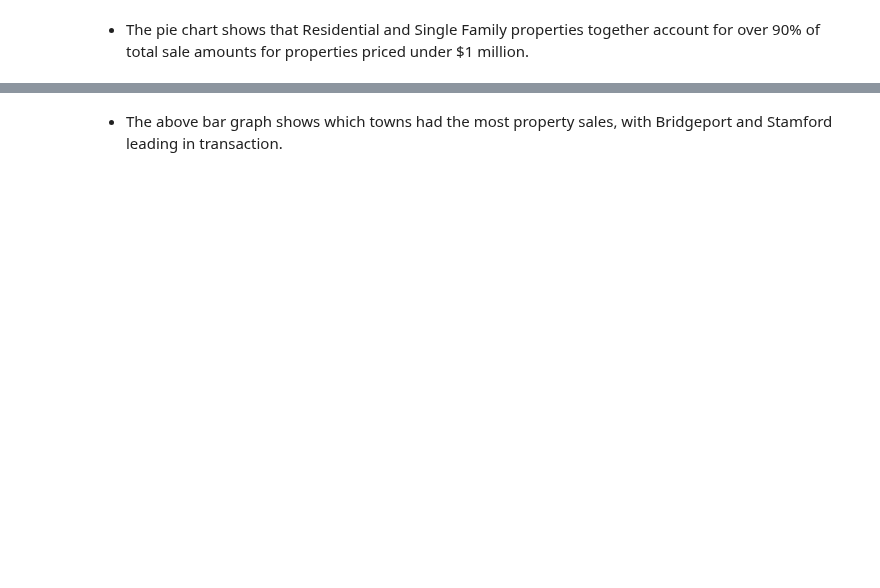
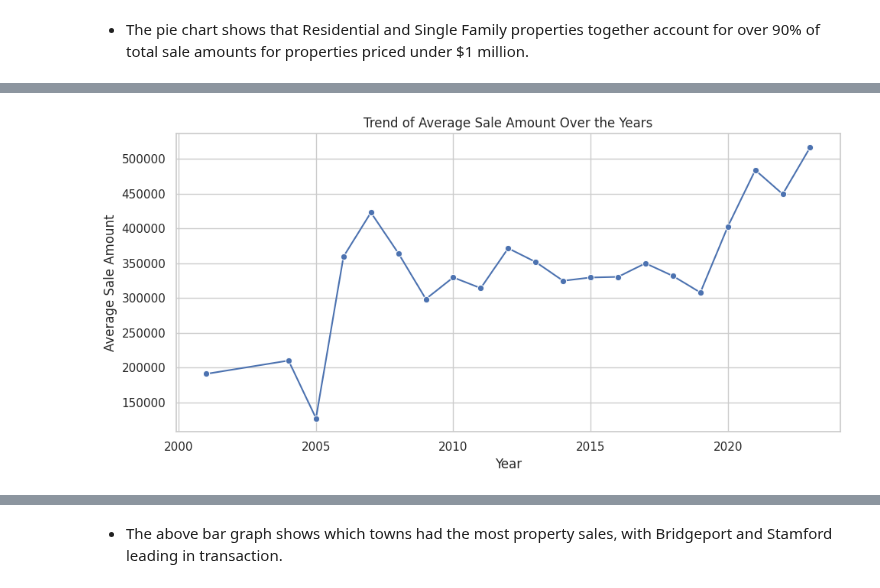
Before and after one commit to kthanikonda/DataWithPython, a Jupyter notebook: Copy_of_Real_Estate_Project_3.ipynb, the cells around one changed output, grey strips where cells are left out. Saved outputs shown, nothing was run; the diff lists cells and outputs as text; code cells hidden in the pictures; blank space fills up the shorter version.

```diff
--- a/Copy_of_Real_Estate_Project_3.ipynb
+++ b/Copy_of_Real_Estate_Project_3.ipynb
@@ -653,0 +759,18 @@ plt.show()
+# %%
+real_estate_df['Year'] = real_estate_df['Date Recorded'].dt.year
+avg_sale_by_year = (
+    real_estate_df.groupby('Year')['Sale Amount']
+    .mean()
+    .sort_index()
+)
+
+plt.figure(figsize=(10, 5))
+sns.lineplot(x=avg_sale_by_year.index, y=avg_sale_by_year.values, marker='o')
+plt.title('Trend of Average Sale Amount Over the Years')
+plt.xlabel('Year')
+plt.ylabel('Average Sale Amount')
+plt.grid(True)
+plt.tight_layout()
+plt.show()
+# %% [output]
+[figure, added]
```
Also changed, not shown: parts of 62 cells of this notebook.
